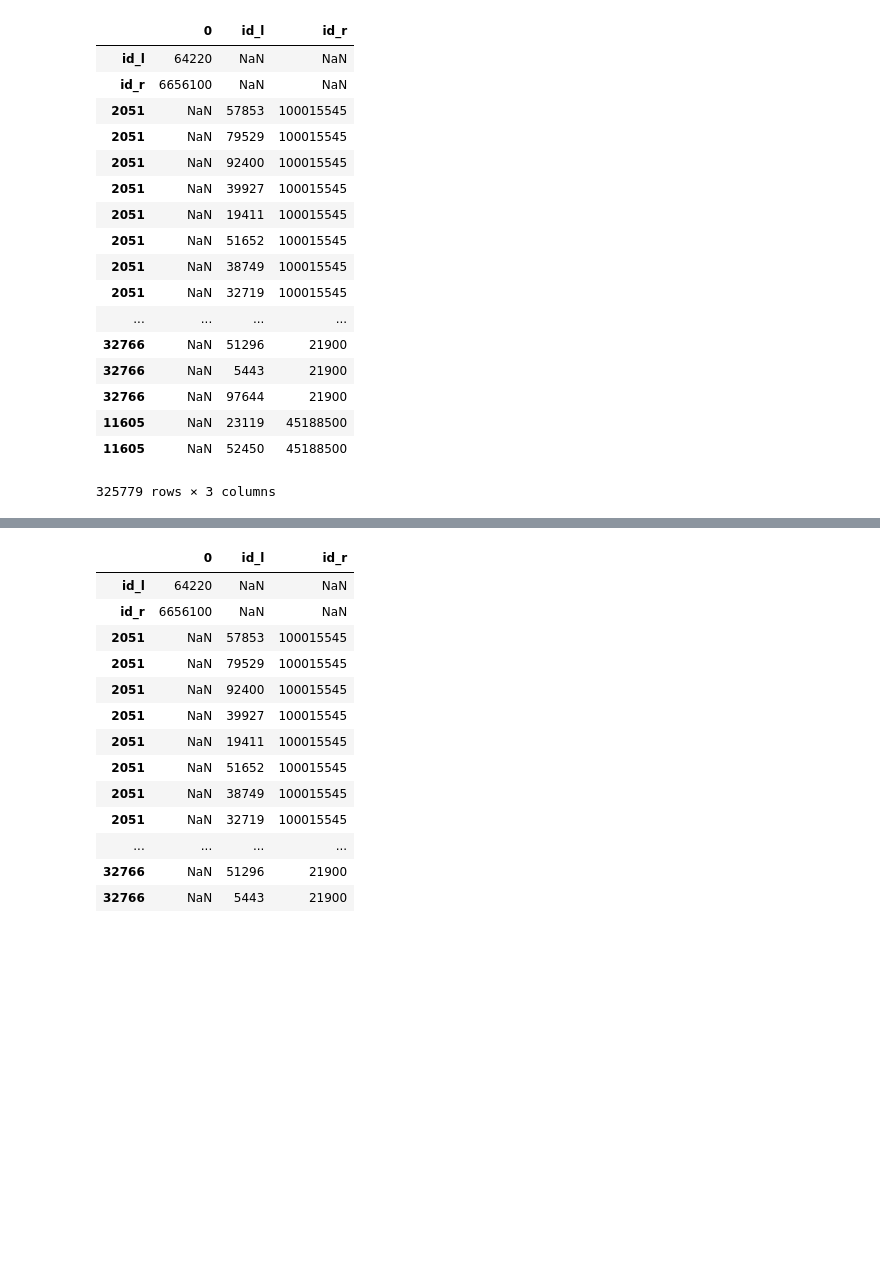
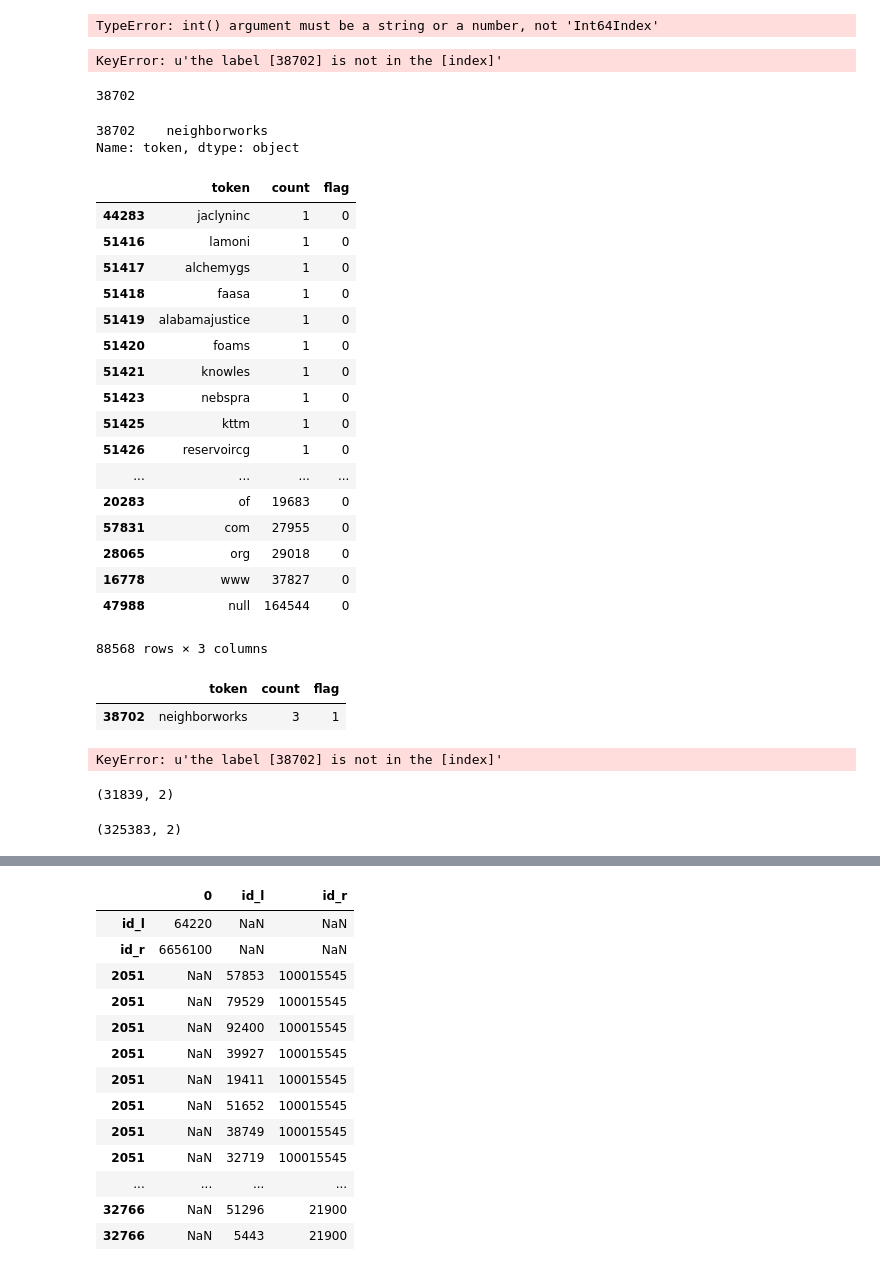
Before and after one commit to duncanjamesbell/data_matching, a Jupyter notebook: Org_Matcher_v2.0.ipynb, the cells around one changed output, grey strips where cells are left out. Saved outputs shown, nothing was run; the diff lists cells and outputs as text; code cells hidden in the pictures; blank space fills up the shorter version.

```diff
--- a/Org_Matcher_v2.0.ipynb
+++ b/Org_Matcher_v2.0.ipynb
@@ -499,3 +773,7 @@ False
+# %%
+int(joined.index)
+# %% [output]
+TypeError: int() argument must be a string or a number, not 'Int64Index'
 # %%
 #this is an attempt to isolate tokens which are unique and should be double-counted to circumvent the token_match_min count
 #needs to be tweaked to fine tune the output.  Intention is to concat this to joined prior to aggregation
@@ -510,23 +788,49 @@ for token_id in intersection_bonus_tokens:
     bonus_token_joins.append(joined.loc[token_id])
 
 bonus_joins = pd.concat(bonus_token_joins)
-bonus_joins
+bonus_joins_cols = bonus_joins[['id_l','id_r']].copy()
+bonus_joins_cols.dropna(inplace=True)
+joined_bonus = pd.concat([joined,bonus_joins_cols])
-# %% [output]
-|  | 0 | id_l | id_r |
-| id_l | 64220 | NaN | NaN |
-| id_r | 6656100 | NaN | NaN |
-| 2051 | NaN | 57853 | 100015545 |
-| 2051 | NaN | 79529 | 100015545 |
-| 2051 | NaN | 92400 | 100015545 |
-| 2051 | NaN | 39927 | 100015545 |
-| 2051 | NaN | 19411 | 100015545 |
-| 2051 | NaN | 51652 | 100015545 |
-| 2051 | NaN | 38749 | 100015545 |
-| 2051 | NaN | 32719 | 100015545 |
-| ... | ... | ... | ... |
-| 32766 | NaN | 51296 | 21900 |
-| 32766 | NaN | 5443 | 21900 |
-| 32766 | NaN | 97644 | 21900 |
-| 11605 | NaN | 23119 | 45188500 |
-| 11605 | NaN | 52450 | 45188500 |
-325779 rows × 3 columns
+# %%
+bonus_joins_cols.loc['38702']
+# %% [output]
+KeyError: u'the label [38702] is not in the [index]'
+# %%
+tokens_id_dct['neighborworks']
+# %% [output]
+38702
+# %%
+main_tokens_df[(main_tokens_df['count'] > 1) & (main_tokens_df['count']<=5) & (main_tokens_df['token'] == 'neighborworks')].token
+# %% [output]
+38702    neighborworks
+Name: token, dtype: object
+# %%
+main_tokens_df
+# %% [output]
+|  | token | count | flag |
+| 44283 | jaclyninc | 1 | 0 |
+| 51416 | lamoni | 1 | 0 |
+| 51417 | alchemygs | 1 | 0 |
+| 51418 | faasa | 1 | 0 |
+| 51419 | alabamajustice | 1 | 0 |
+| 51420 | foams | 1 | 0 |
+| 51421 | knowles | 1 | 0 |
+| 51423 | nebspra | 1 | 0 |
+| 51425 | kttm | 1 | 0 |
+| 51426 | reservoircg | 1 | 0 |
+| ... | ... | ... | ... |
+| 20283 | of | 19683 | 0 |
+| 57831 | com | 27955 | 0 |
+| 28065 | org | 29018 | 0 |
+| 16778 | www | 37827 | 0 |
+| 47988 | null | 164544 | 0 |
+88568 rows × 3 columns
+# %%
+main_tokens_df[main_tokens_df.token=='neighborworks']
+# %% [output]
+|  | token | count | flag |
+| 38702 | neighborworks | 3 | 1 |
+# %%
+bonus_joins_cols.loc['38702']
+# %% [output]
+KeyError: u'the label [38702] is not in the [index]'
@@ -532,0 +839,9 @@ bonus_joins
+# %%
+bonus_joins_cols.dropna(inplace=True)
+bonus_joins_cols.shape
+# %% [output]
+(31839, 2)
+# %%
+bonus_joins_cols.shape
+# %% [output]
+(325383, 2)
```
Also changed, not shown: parts of 52 cells of this notebook.
